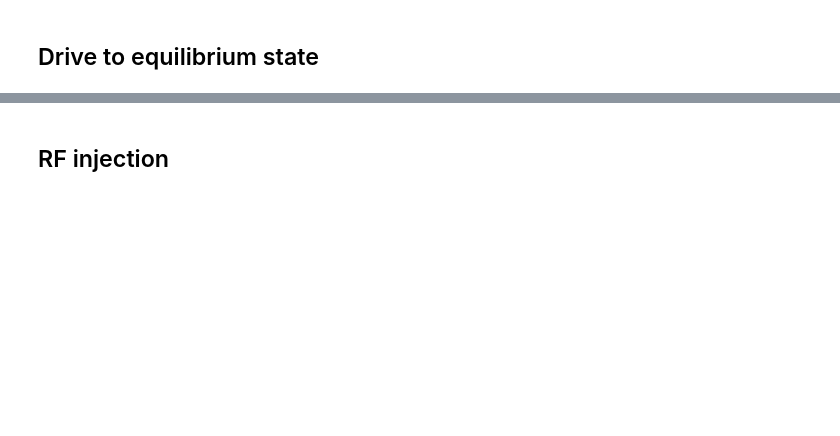
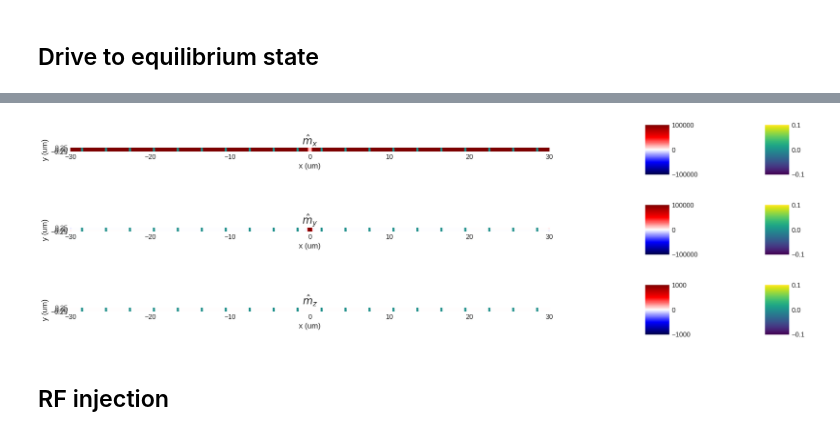
Before and after one commit to RiccardoCiviero/Spintronic_Project, a Jupyter notebook: P3.ipynb, the cells around one changed output, grey strips where cells are left out. Saved outputs shown, nothing was run; the diff lists cells and outputs as text; code cells hidden in the pictures; blank space fills up the shorter version.

```diff
--- a/P3.ipynb
+++ b/P3.ipynb
@@ -57,7 +57,7 @@ m0 = (1, 0, 0)   # Initial reduced magnetization
 ## Transverse field definition
 # %%
 transverseFieldSize = 0.5e-6
-Hy  = 50 * Oe
+Hy  = 5000 * Oe
 def Hspace_DC(point):
     x, y, z = point
     if (-transverseFieldSize/2 < x < transverseFieldSize/2 and -w/2 < y < w/2 and 0 < z < t):
@@ -149,3 +169,23 @@ Running OOMMF (ExeOOMMFRunner)[2023/12/31 16:27]... (1.8 s)
+# %%
+fig_x,ax_x =plt.subplots(figsize=(25,10))
+
+plt.title('$\hat m_x$')
+system.m.x.sel('z').mpl.scalar(ax=ax_x,vmin=-Ms_YIG,vmax=Ms_YIG,cmap='seismic')
+system.m.sel('z').resample((20,10)).mpl.vector(ax=ax_x,headwidth=3,scale=2e7)
+
+fig_y,ax_y =plt.subplots(figsize=(25,10))
+plt.title('$\hat m_y$')
+system.m.y.sel('z').mpl.scalar(ax=ax_y,vmin=-Ms_YIG,vmax=Ms_YIG,cmap='seismic')
+system.m.sel('z').resample((20,10)).mpl.vector(ax=ax_y,headwidth=3,scale=2e7)
+
+fig_z,ax_z =plt.subplots(figsize=(25,10))
+plt.title('$\hat m_z$')
+system.m.z.sel('z').mpl.scalar(ax=ax_z,vmin=-1000,vmax=1000,cmap='seismic')
+system.m.sel('z').resample((20,10)).mpl.vector(ax=ax_z,headwidth=3,scale=2e7)
+# %% [output]
+[figure, added]
+[figure, added]
+[figure, added]
 # %% [markdown]
 ## RF injection
 # %%
```
Also changed, not shown: parts of 20 cells of this notebook, 1 other file.
